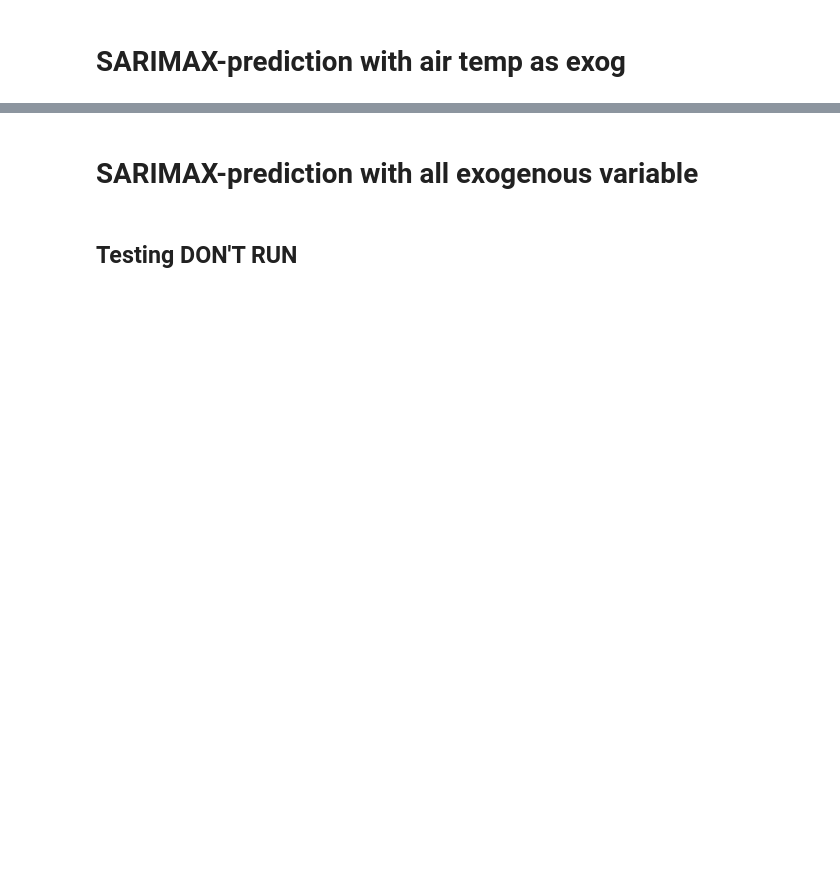
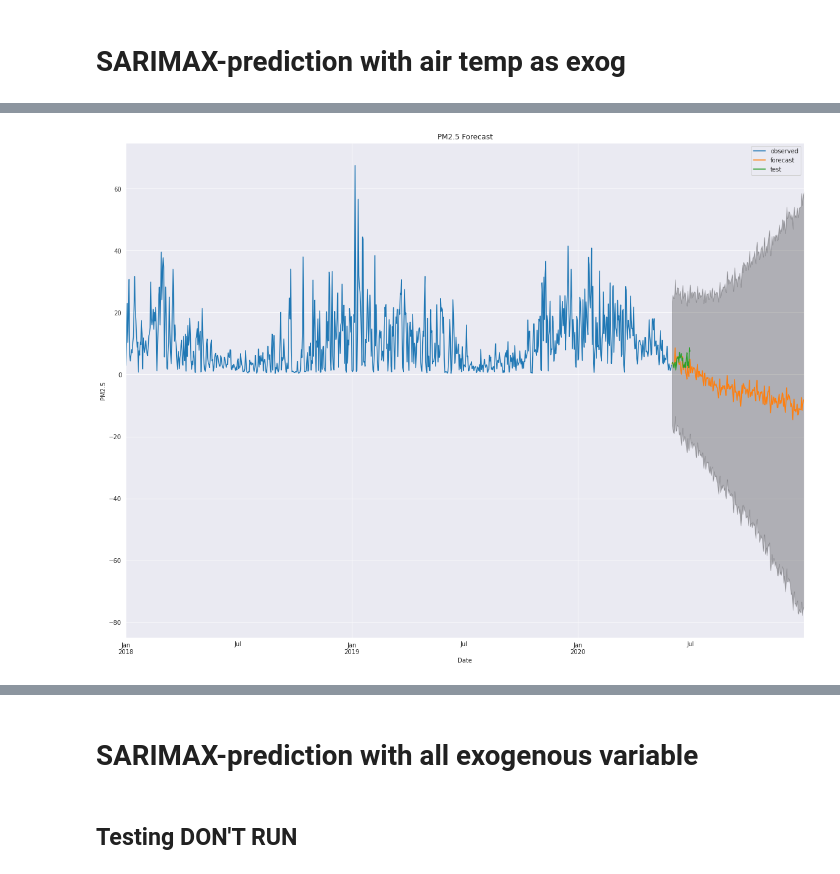
Before and after one commit to charliegallop/MTHM604_week_1, a Jupyter notebook: code/THIS_ONE_For_reportV2.ipynb, the cells around one changed output, grey strips where cells are left out. Saved outputs shown, nothing was run; the diff lists cells and outputs as text; code cells hidden in the pictures; blank space fills up the shorter version.

```diff
--- a/code/THIS_ONE_For_reportV2.ipynb
+++ b/code/THIS_ONE_For_reportV2.ipynb
@@ -821,6 +1042,22 @@ prediction2.predicted_mean.head()
 
 
 pred_ci2 = prediction2.conf_int()
+# %%
+
+ax = train.y.plot(label='observed', figsize=(20, 15))
+prediction2.predicted_mean.plot(ax=ax, label='forecast')
+test.y.plot(ax=ax, label = 'test')
+ax.fill_between(pred_ci2.index,
+                pred_ci2.iloc[:, 0],
+                pred_ci2.iloc[:, 1], color='k', alpha=.25)
+ax.set_title('PM2.5 Forecast')
+ax.set_xlabel('Date')
+ax.set_ylabel('PM2.5')
+
+plt.legend()
+plt.show()
+# %% [output]
+[figure, added]
 # %%
 
 
```
Also changed, not shown: parts of 35 cells of this notebook, 7 other files.
